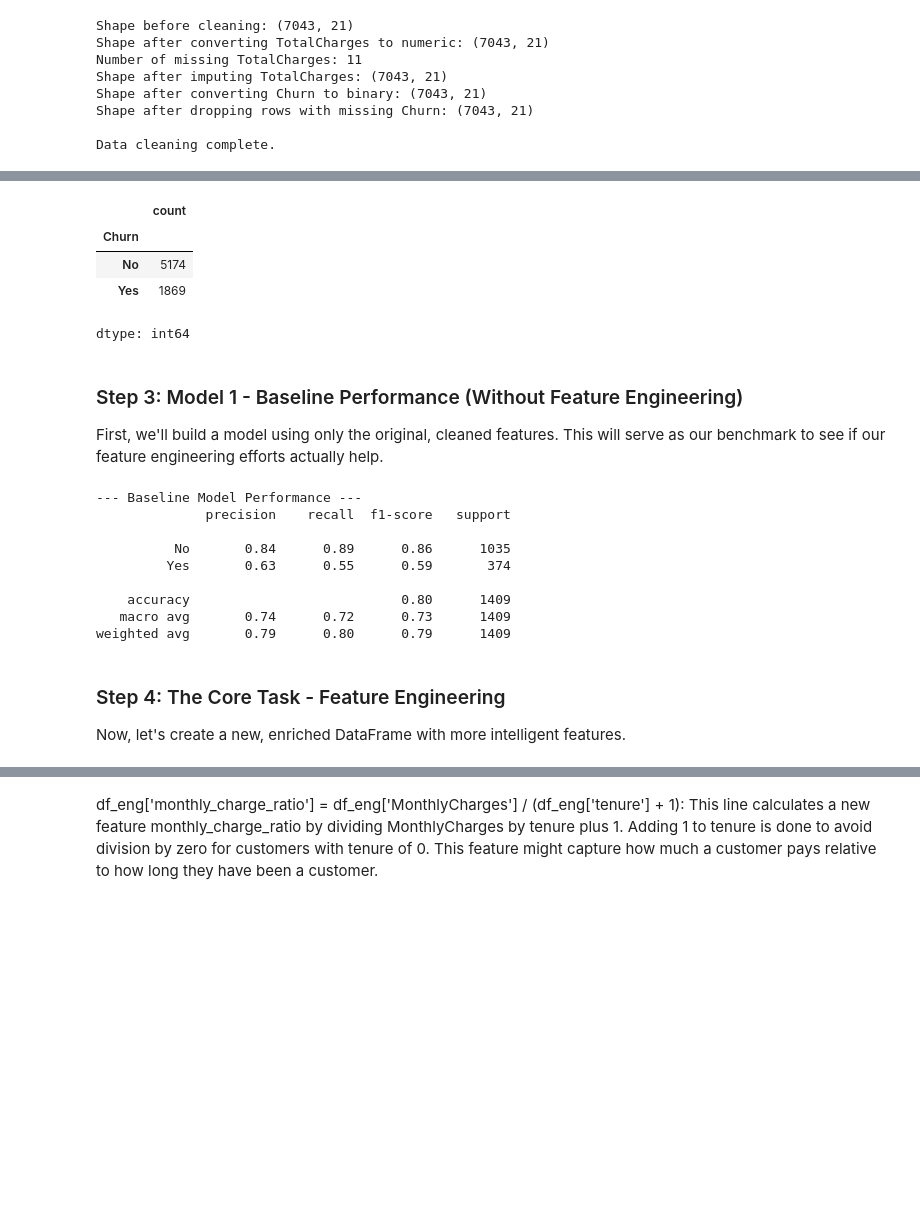
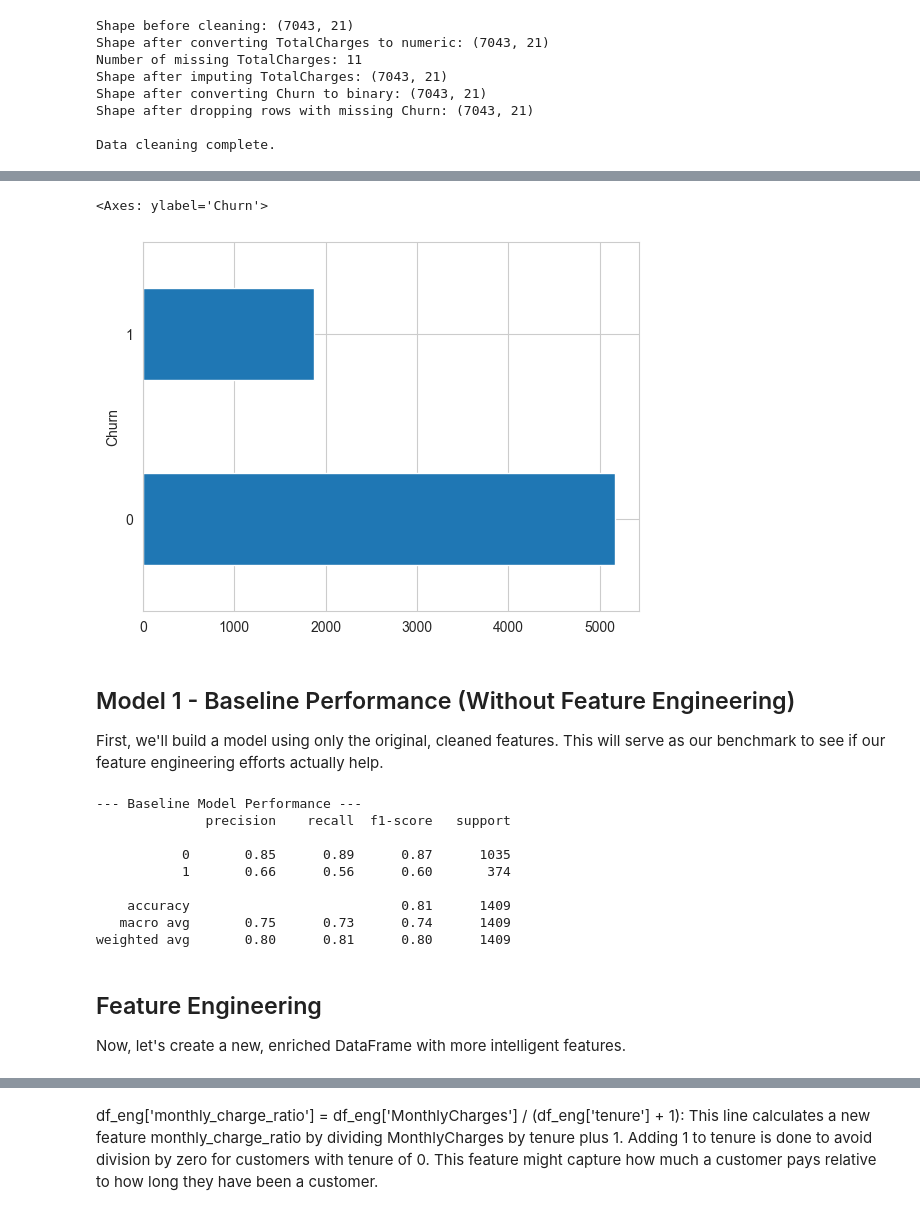
Before and after one commit to eshagarwal/21-Projects-21-Days-ML-Deep-Learning-GenAI-GFG, a Jupyter notebook: DAY 7/feature_eng_for_customer_churn_prediction.ipynb, the cells around one changed output, grey strips where cells are left out. Saved outputs shown, nothing was run; the diff lists cells and outputs as text; code cells hidden in the pictures; blank space fills up the shorter version.

```diff
--- a/DAY 7/feature_eng_for_customer_churn_prediction.ipynb
+++ b/DAY 7/feature_eng_for_customer_churn_prediction.ipynb
@@ -136,35 +133,44 @@ display(df.head())
 # %%
-df['Churn'].value_counts()
+df['Churn'].value_counts().plot(kind='barh')
 # %% [output]
-|  | count |
-| Churn |  |
-| No | 5174 |
-| Yes | 1869 |
-dtype: int64
+<Axes: ylabel='Churn'>
+[figure, added]
 # %% [markdown]
-### Step 3: Model 1 - Baseline Performance (Without Feature Engineering)
+## Model 1 - Baseline Performance (Without Feature Engineering)
 First, we'll build a model using only the original, cleaned features. This will serve as our benchmark to see if our feature engineering efforts actually help.
 # %%
 # Define features (X) and target (y)
-X_base = df.drop('Churn', axis=1)
-y_base = df['Churn']
+X_base = df.drop("Churn", axis=1)
+y_base = df["Churn"]
 
 # Identify categorical and numerical features
 numerical_features_base = X_base.select_dtypes(include=np.number).columns.tolist()
-categorical_features_base = X_base.select_dtypes(include=['object']).columns.tolist()
+categorical_features_base = X_base.select_dtypes(include=["object"]).columns.tolist()
 
 # Create the preprocessing pipeline
 preprocessor_base = ColumnTransformer(
     transformers=[
-        ('num', StandardScaler(), numerical_features_base),
-        ('cat', OneHotEncoder(handle_unknown='ignore'), categorical_features_base)])
+        ("num", StandardScaler(), numerical_features_base),
+        ("cat", OneHotEncoder(handle_unknown="ignore"), categorical_features_base),
+    ]
+)
 
 # Split data
-X_train_base, X_test_base, y_train_base, y_test_base = train_test_split(X_base, y_base, test_size=0.2, random_state=42, stratify=y_base)
+X_train_base, X_test_base, y_train_base, y_test_base = train_test_split(
+    X_base,
+    y_base,
+    test_size=0.2,
+    random_state=42,
+    stratify=y_base,
+)
 
 # Create the full pipeline with a classifier
-baseline_model = Pipeline(steps=[('preprocessor', preprocessor_base),
-                                 ('classifier', LogisticRegression(random_state=42, max_iter=1000))])
+baseline_model = Pipeline(
+    steps=[
+        ("preprocessor", preprocessor_base),
+        ("classifier", LogisticRegression(random_state=42, max_iter=1000)),
+    ]
+)
 
 # Train and evaluate the baseline model
 baseline_model.fit(X_train_base, y_train_base)
@@ -176,14 +182,14 @@ print(classification_report(y_test_base, y_pred_base))
 --- Baseline Model Performance ---
               precision    recall  f1-score   support
 
-          No       0.84      0.89      0.86      1035
-         Yes       0.63      0.55      0.59       374
+           0       0.85      0.89      0.87      1035
+           1       0.66      0.56      0.60       374
 
-    accuracy                           0.80      1409
-   macro avg       0.74      0.72      0.73      1409
-weighted avg       0.79      0.80      0.79      1409
+    accuracy                           0.81      1409
+   macro avg       0.75      0.73      0.74      1409
+weighted avg       0.80      0.81      0.80      1409
 # %% [markdown]
-### Step 4: The Core Task - Feature Engineering
+## Feature Engineering
 Now, let's create a new, enriched DataFrame with more intelligent features.
 # %%
 df['tenure'].describe()
```
Also changed, not shown: parts of 51 cells of this notebook.
